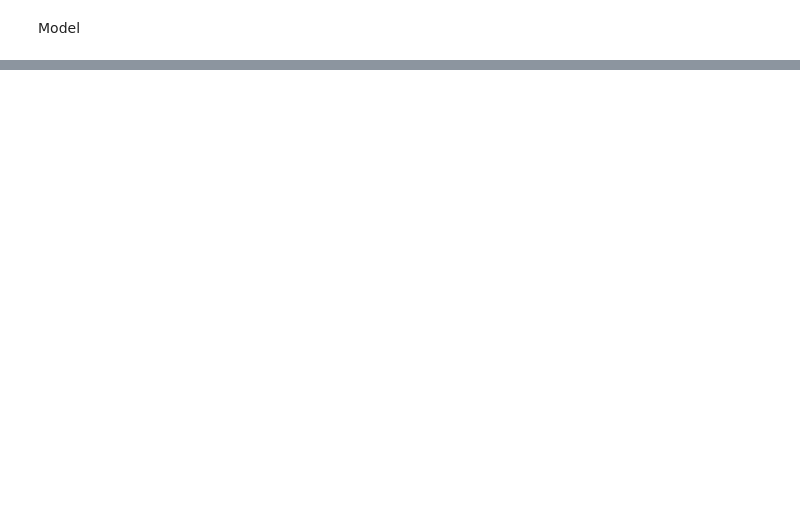
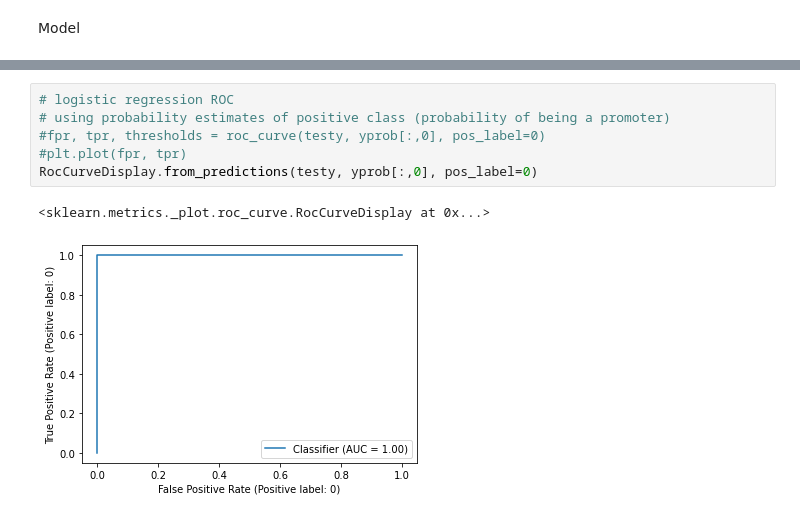
Before and after one commit to assayer5/ecolipromoter, a Jupyter notebook: promoter_seq_classif.ipynb, the cells around one changed output, grey strips where cells are left out. Drawn from its saved outputs; the diff is of its cells as text; blank space fills up the shorter version.

```diff
--- a/promoter_seq_classif.ipynb
+++ b/promoter_seq_classif.ipynb
@@ -186,0 +263,9 @@ Recall:  [0.85714286 1.        ]
+# %%
+# logistic regression ROC
+# using probability estimates of positive class (probability of being a promoter)
+#fpr, tpr, thresholds = roc_curve(testy, yprob[:,0], pos_label=0)
+#plt.plot(fpr, tpr)
+RocCurveDisplay.from_predictions(testy, yprob[:,0], pos_label=0)
+# %% [output]
+<sklearn.metrics._plot.roc_curve.RocCurveDisplay at 0x...>
+[figure, added]
```
Also changed, not shown: parts of 9 cells of this notebook.
